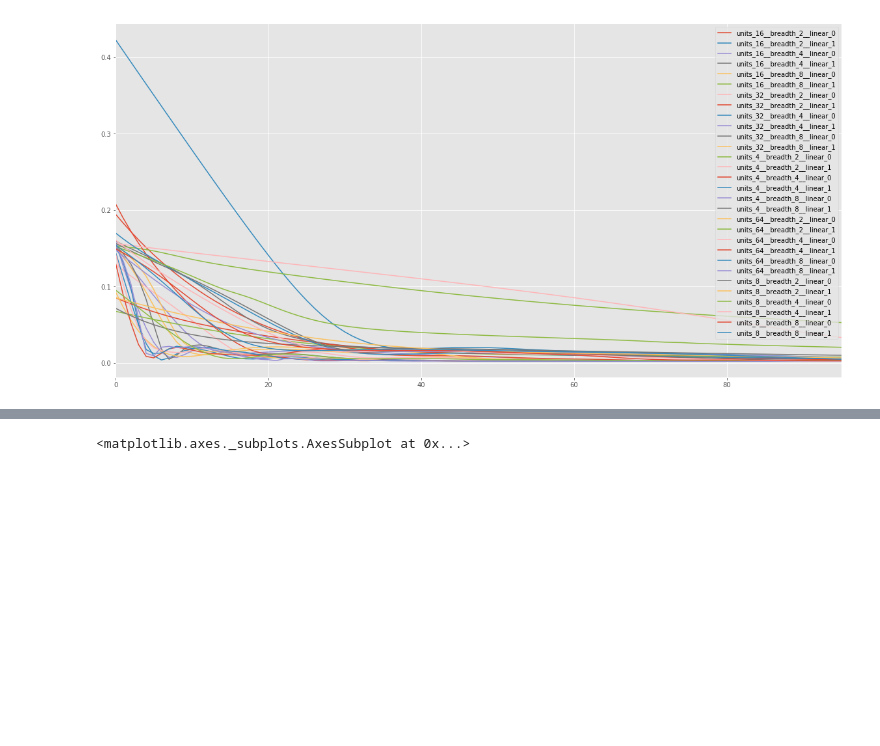
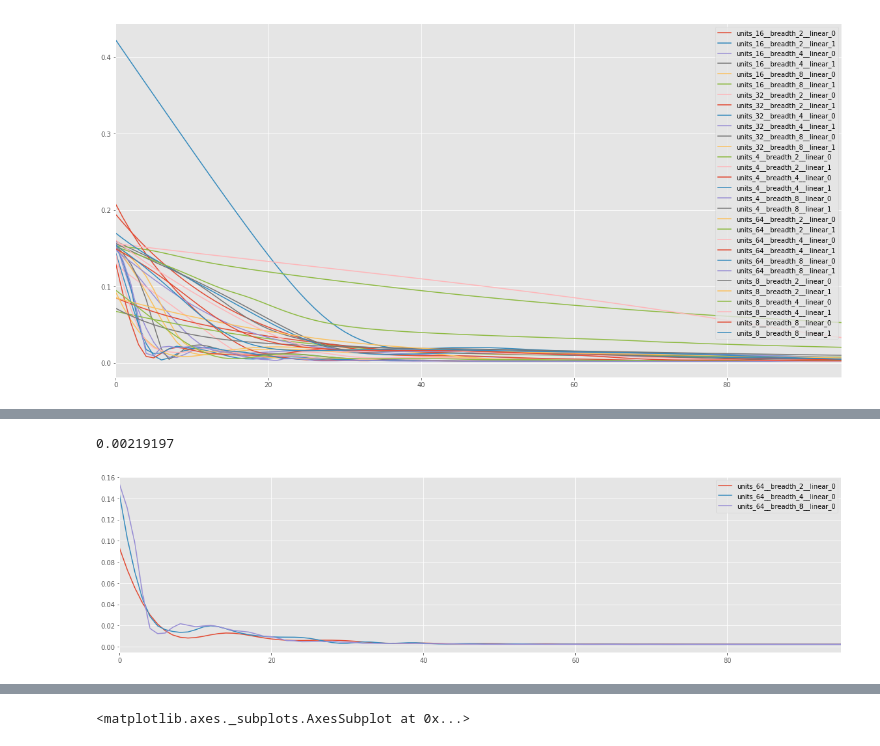
Before and after one commit to thepaulm/lstm, a Jupyter notebook: WebPage.ipynb, the cells around one changed output, grey strips where cells are left out. Saved outputs shown, nothing was run; the diff lists cells and outputs as text; code cells hidden in the pictures; blank space fills up the shorter version.

```diff
--- a/WebPage.ipynb
+++ b/WebPage.ipynb
@@ -399,0 +449,5 @@ pd.DataFrame({"tflosses" : tfctx.losses}).plot(figsize=figsize)
+# %%
+show_vals(models, 'units_64.*linear_0')
+# %% [output]
+0.00219197
+[figure, added]
```
Also changed, not shown: parts of 21 cells of this notebook, 2 other files.
